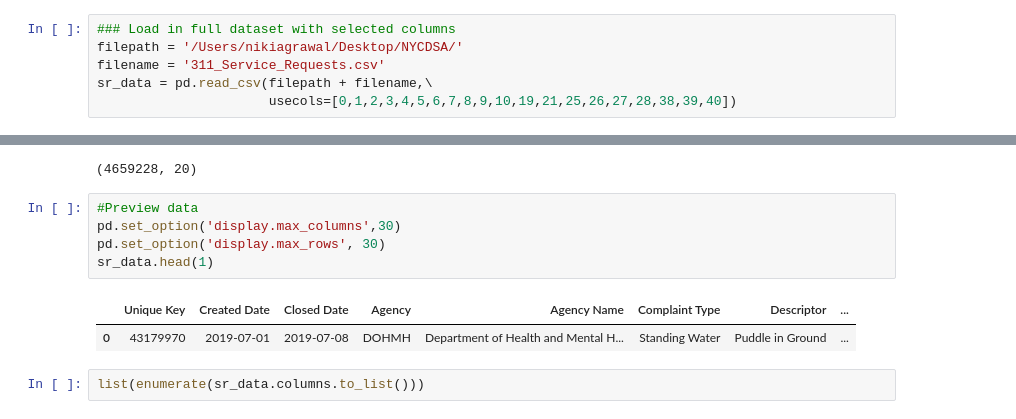
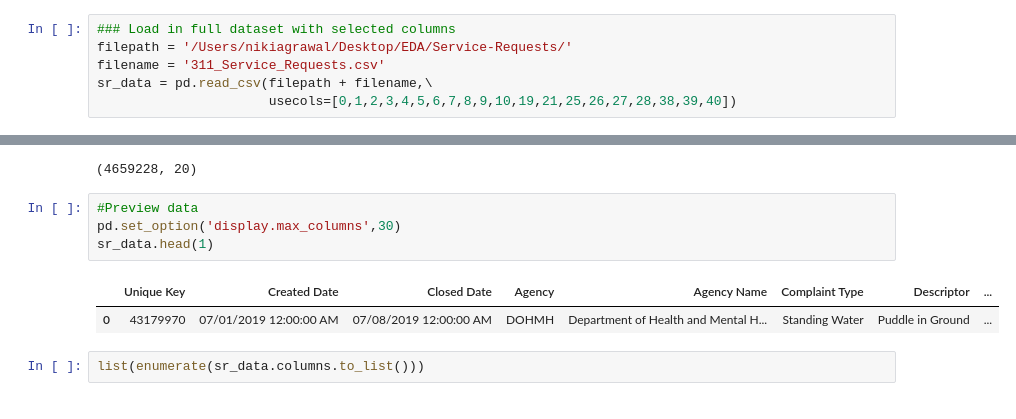
Before and after one commit to nikita-agrawal/Service-Requests, a Jupyter notebook: Service_Requests_EDA.ipynb, the cells around one changed output, grey strips where cells are left out. Cells and saved outputs as stored; diff of their text form.

```diff
--- a/Service_Requests_EDA.ipynb
+++ b/Service_Requests_EDA.ipynb
@@ -62,7 +62,7 @@ The data originally had 41 features:
 ## Data Loading
 # %%
 ### Load in full dataset with selected columns
-filepath = '/Users/nikiagrawal/Desktop/NYCDSA/'
+filepath = '/Users/nikiagrawal/Desktop/EDA/Service-Requests/'
 filename = '311_Service_Requests.csv'
 sr_data = pd.read_csv(filepath + filename,\
                       usecols=[0,1,2,3,4,5,6,7,8,9,10,19,21,25,26,27,28,38,39,40])
@@ -74,11 +74,10 @@ sr_data.shape
 # %%
 #Preview data
 pd.set_option('display.max_columns',30)
-pd.set_option('display.max_rows', 30)
 sr_data.head(1)
 # %% [output]
 |  | Unique Key | Created Date | Closed Date | Agency | Agency Name | Complaint Type | Descriptor | ... |
-| 0 | 43179970 | 2019-07-01 | 2019-07-08 | DOHMH | Department of Health and Mental H... | Standing Water | Puddle in Ground | ... |
+| 0 | 43179970 | 07/01/2019 12:00:00 AM | 07/08/2019 12:00:00 AM | DOHMH | Department of Health and Mental H... | Standing Water | Puddle in Ground | ... |
 # %%
 list(enumerate(sr_data.columns.to_list()))
 # %% [output]
```
Also changed, not shown: parts of 18 cells of this notebook.
